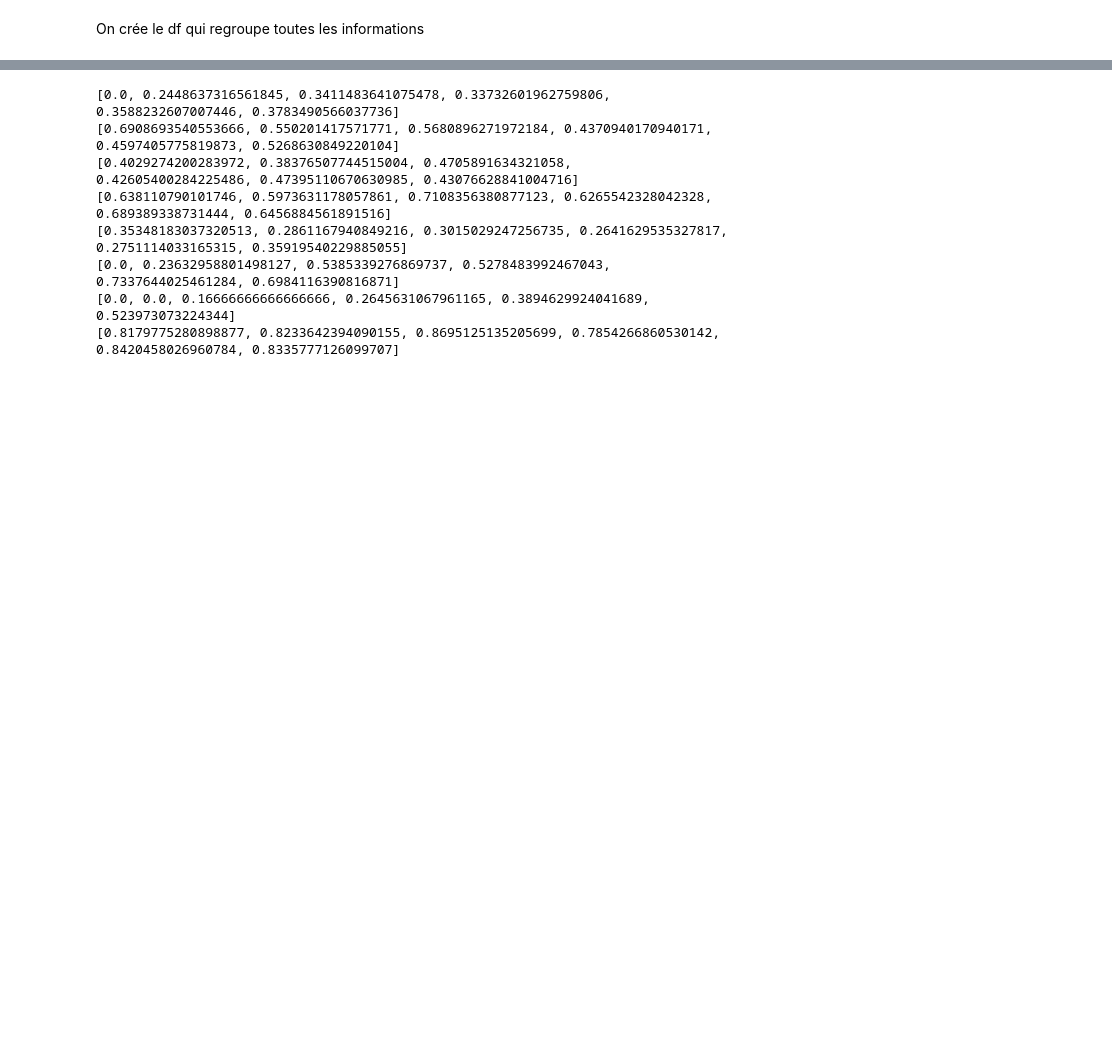
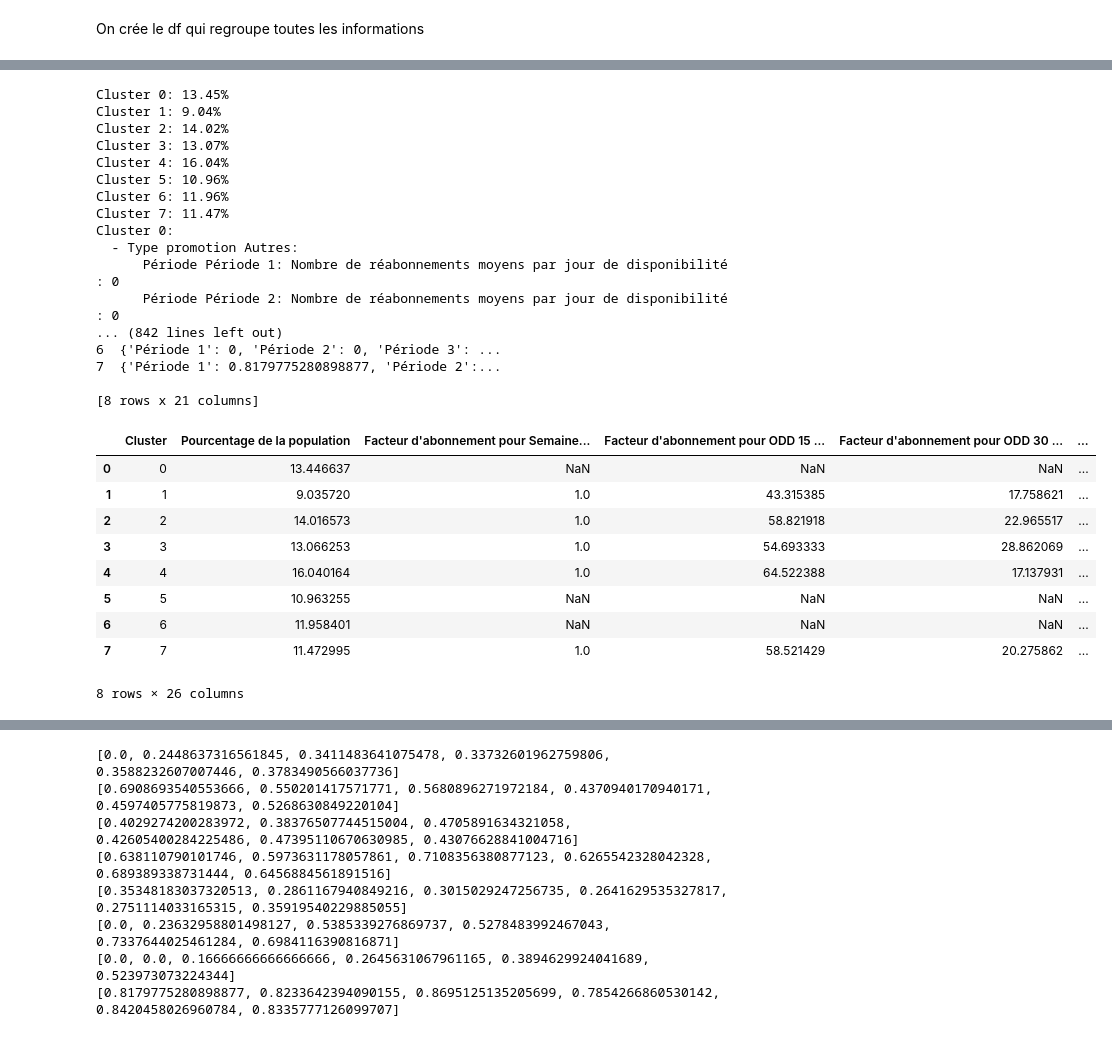
Before and after one commit to Statapp-CANAL/Statapp-CANAL, a Jupyter notebook: Data_operations/clement(1).ipynb, the cells around one changed output, grey strips where cells are left out. Cells and saved outputs as stored; diff of their text form; code cells hidden in the pictures; blank space fills up the shorter version.

```diff
--- a/Data_operations/clement(1).ipynb
+++ b/Data_operations/clement(1).ipynb
@@ -548,3 +629,70 @@ Cluster 0:
+# %%
+dataset_cluster_explanations = pd.DataFrame({'Cluster': list(range(8))})
+
+dataset_cluster_explanations['Pourcentage de la population'] = dataset_cluster_explanations['Cluster'].map(find_percent(dataset))
+dataset_cluster_explanations["Dico"] = dataset_cluster_explanations['Cluster'].map(find_mean_with_promo_periods(dataset, periods))
+print(dataset['TYPE_PROMON'].unique())
+list_promo = ['Semaine genéreuse', 'ODD 15 jours TC', 'ODD 30 jours TC']
+for i in range(1, 7, 1):
+    for promo in list_promo:
+        dataset_cluster_explanations[f"Facteur d'abonnement pour {promo} sur la période {i}"] = dataset_cluster_explanations["Dico"].apply(lambda x: x[promo][f"Période {i}"])
+
+for promo in list_promo:
+    for i in range(1, 7, 1):
+        if not dataset_cluster_explanations[f"Facteur d'abonnement pour Semaine genéreuse sur la période {i}"].empty :
+            dataset_cluster_explanations[f"Facteur d'abonnement pour {promo} sur la période {i}"] = dataset_cluster_explanations[f"Facteur d'abonnement pour {promo} sur la période {i}"] / dataset_cluster_explanations[f"Facteur d'abonnement pour Semaine genéreuse sur la période {i}"]
+        else :
+            dataset_cluster_explanations[f"Facteur d'abonnement pour {promo} sur la période {i}"] = float('inf')
+
+dataset_cluster_explanations.drop(columns = ['Dico'], inplace = True)
+
+dataset_cluster_explanations["Periods"] = dataset_cluster_explanations['Cluster'].map(calculate_abonnements_moyens(dataset, periods))
+print(dataset_cluster_explanations)
+for i in range(1, 7, 1):
+    dataset_cluster_explanations[f"Taux d'abonnement sur la période {i}"] = dataset_cluster_explanations["Periods"].apply(lambda x: x[f"Période {i}"])
+dataset_cluster_explanations.drop(columns = ['Periods'], inplace = True)
+
+
+
+# Enregistrer la figure dans un fichier
+nom_fichier_temporaire = 'clusters_explanation_shortened.csv'
+dataset_cluster_explanations.to_csv(nom_fichier_temporaire, index=False)
+# Enregistrer le fichier temporaire sur S3
+with fs.open(BUCKET + nom_fichier_temporaire, mode='wb') as file_out:
+    with open(nom_fichier_temporaire, 'rb') as temp_file:
+        file_out.write(temp_file.read())
+# Supprimer le fichier temporaire
+os.remove(nom_fichier_temporaire)
+
+dataset_cluster_explanations
+# %% [output]
+Cluster 0: 13.45%
+Cluster 1: 9.04%
+Cluster 2: 14.02%
+Cluster 3: 13.07%
+Cluster 4: 16.04%
+Cluster 5: 10.96%
+Cluster 6: 11.96%
+Cluster 7: 11.47%
+Cluster 0:
+  - Type promotion Autres:
+      Période Période 1: Nombre de réabonnements moyens par jour de disponibilité : 0
+      Période Période 2: Nombre de réabonnements moyens par jour de disponibilité : 0
+... (842 lines left out)
+6  {'Période 1': 0, 'Période 2': 0, 'Période 3': ...
+7  {'Période 1': 0.8179775280898877, 'Période 2':...
+
+[8 rows x 21 columns]
+|  | Cluster | Pourcentage de la population | Facteur d'abonnement pour Semaine... | Facteur d'abonnement pour ODD 15 ... | Facteur d'abonnement pour ODD 30 ... | ... |
+| 0 | 0 | 13.446637 | NaN | NaN | NaN | ... |
+| 1 | 1 | 9.035720 | 1.0 | 43.315385 | 17.758621 | ... |
+| 2 | 2 | 14.016573 | 1.0 | 58.821918 | 22.965517 | ... |
+| 3 | 3 | 13.066253 | 1.0 | 54.693333 | 28.862069 | ... |
+| 4 | 4 | 16.040164 | 1.0 | 64.522388 | 17.137931 | ... |
+| 5 | 5 | 10.963255 | NaN | NaN | NaN | ... |
+| 6 | 6 | 11.958401 | NaN | NaN | NaN | ... |
+| 7 | 7 | 11.472995 | 1.0 | 58.521429 | 20.275862 | ... |
+8 rows × 26 columns
 # %%
 # Boucler à travers chaque ligne du DataFrame
 liste_promotions = list(dataset['TYPE_PROMON'].unique())
```
Also changed, not shown: parts of 4 cells of this notebook.
